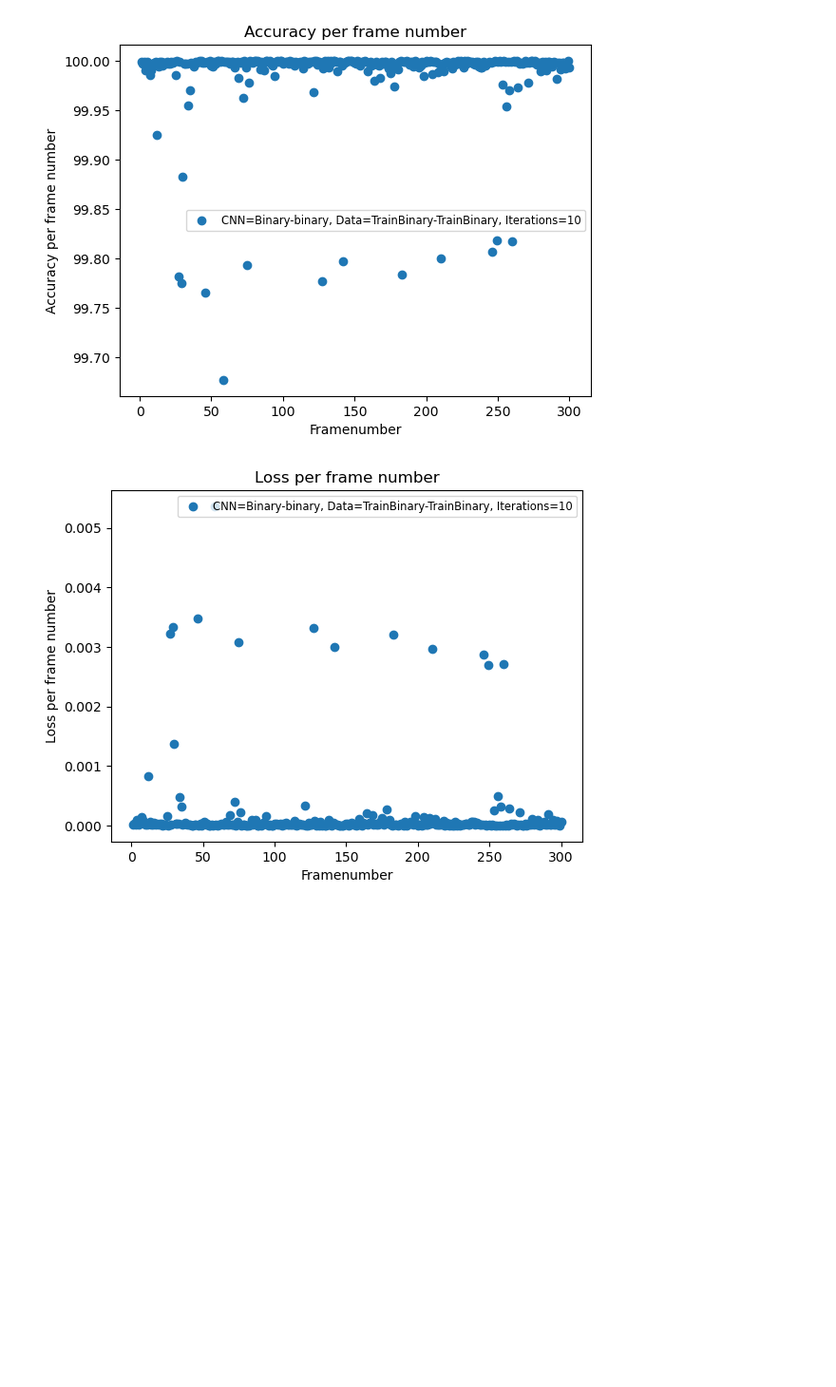
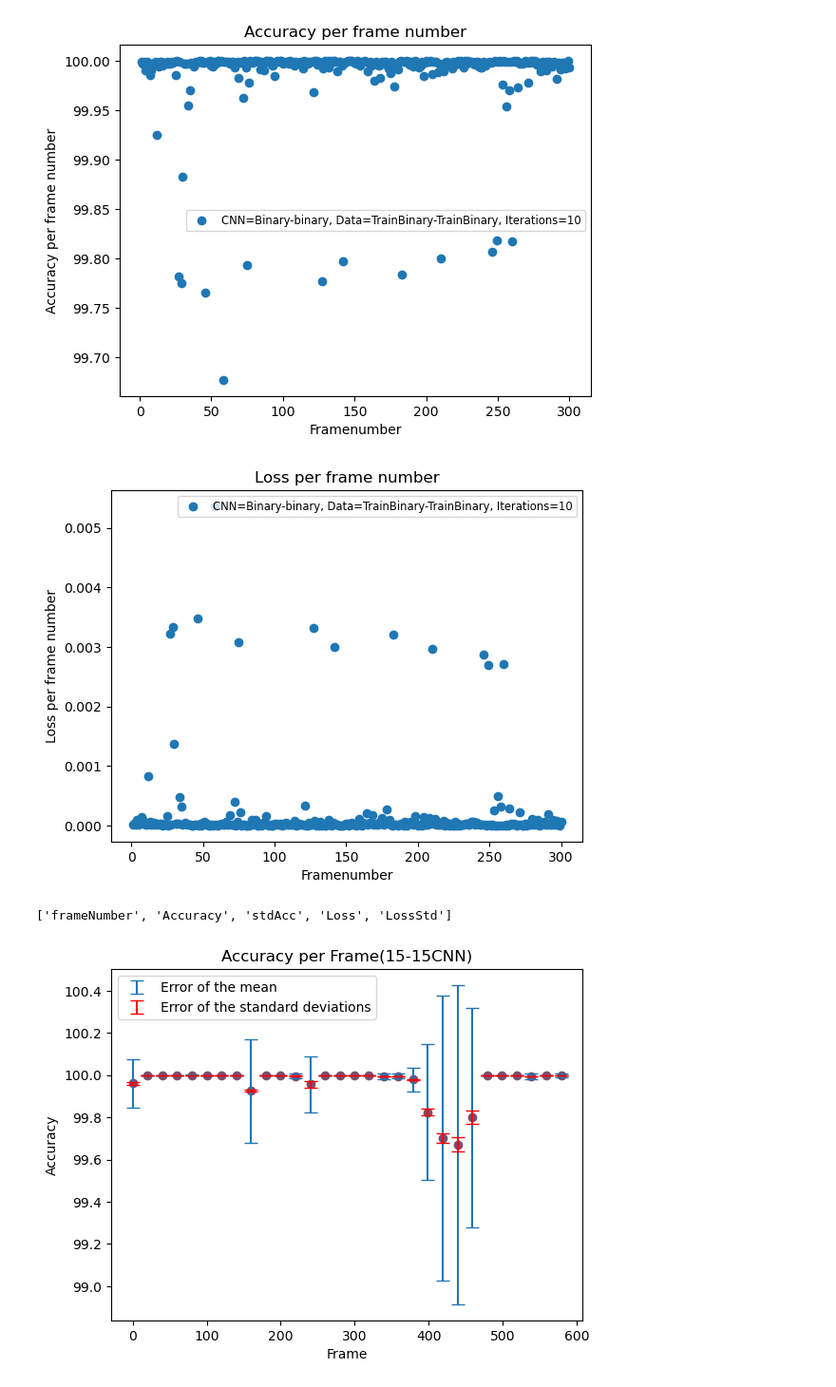
Before and after one commit to Phb22rr/3rd-year-project, a Jupyter notebook: 10. Graphs.ipynb, the cells around one changed output. Shown: that part at 95% size. Drawn from its saved outputs; the diff is of its cells as text; code cells hidden in the pictures; blank space fills up the shorter version.

```diff
--- a/10. Graphs.ipynb
+++ b/10. Graphs.ipynb
@@ -180,3 +180,80 @@ plt.show()
 # %% [output]
 [figure]
 [figure]
+# %%
+#Getting the graphs from the
+framenumber_file = np.load("Acc_per_frame_CNN=15.npzAlmost, Data=trainBinary-trainBinary, Iterations=100.npz")
+print(framenumber_file.files)
+
+framenumber = framenumber_file["frameNumber"]
+sorted_framenumber = np.argsort(framenumber) #tells different elements in framenumber to go to different indexes such that framenumebr is ascending
+framenumber = framenumber[sorted_framenumber]
+accuracy = framenumber_file["Accuracy"]
+accuracy = accuracy[sorted_framenumber]
+stdAcc = framenumber_file["stdAcc"]
+stdAcc = stdAcc[sorted_framenumber]
+loss = framenumber_file["Loss"]
+loss = loss[sorted_framenumber]
+lossstd = framenumber_file["LossStd"]
+lossstd = lossstd[sorted_framenumber]#reorder all of the others such that they are all perfectly aligned to framenumber
+
+no_of_bins = 30
+max_frame = np.max(framenumber)
+no_needed = max_frame/(no_of_bins)
+binned_framenumber = np.round((np.round(framenumber/no_needed))*no_needed)
+#print(binned_framenumber)
+
+prev=framenumber[0]
+bin_frame = []
+mean_acc = []
+std_acc = []
+std_acc1 = []
+meanAcc = []
+StdAcc = []
+stdAcc1 = []
+
+for i, value in enumerate(binned_framenumber):
+    if value != prev:
+        bin_frame.append(prev)
+
+        meanAcc.append(np.mean(mean_acc))
+        StdAcc.append(np.std(mean_acc))
+        stdAcc1.append(
+            np.sqrt(
+            np.sum(
+            np.array(std_acc1)**2
+            ))
+        /(np.mean(mean_acc)))
+
+        mean_acc = []
+        std_acc = []
+        std_acc1 = []
+        prev=value
+    if value == prev:
+        mean_acc.append(accuracy[i])
+        std_acc.append(accuracy[i])
+        std_acc1.append(stdAcc[i])
+
+#print(len(meanAcc))
+#print(len(bin_frame))
+#print(len(stdAcc1))
+
+plt.title(f'Accuracy per Frame(15-15CNN)')
+plt.xlabel('Frame')
+plt.ylabel("Accuracy")
+#plt.xlim(0, 300)
+#plt.ylim(80, 100)
+plt.errorbar(bin_frame, meanAcc, yerr=StdAcc, linestyle="None", capsize=5, ecolor="#1f77b4", label="Error of the mean")
+plt.errorbar(bin_frame, meanAcc, yerr=stdAcc1, linestyle="None", ecolor="red", capsize=5, label="Error of the standard deviations")
+plt.scatter(bin_frame, meanAcc, color="#7a4f6e")
+plt.legend()
+plt.show()
+
+#plt.title("Loss per Frame")
+#plt.xlabel('Frame')
+#plt.ylabel("Loss")
+#plt.scatter(binned_framenumber, loss)
+#plt.show()
+# %% [output]
+['frameNumber', 'Accuracy', 'stdAcc', 'Loss', 'LossStd']
+[figure, added]
```
Also changed, not shown: 2 other files.
